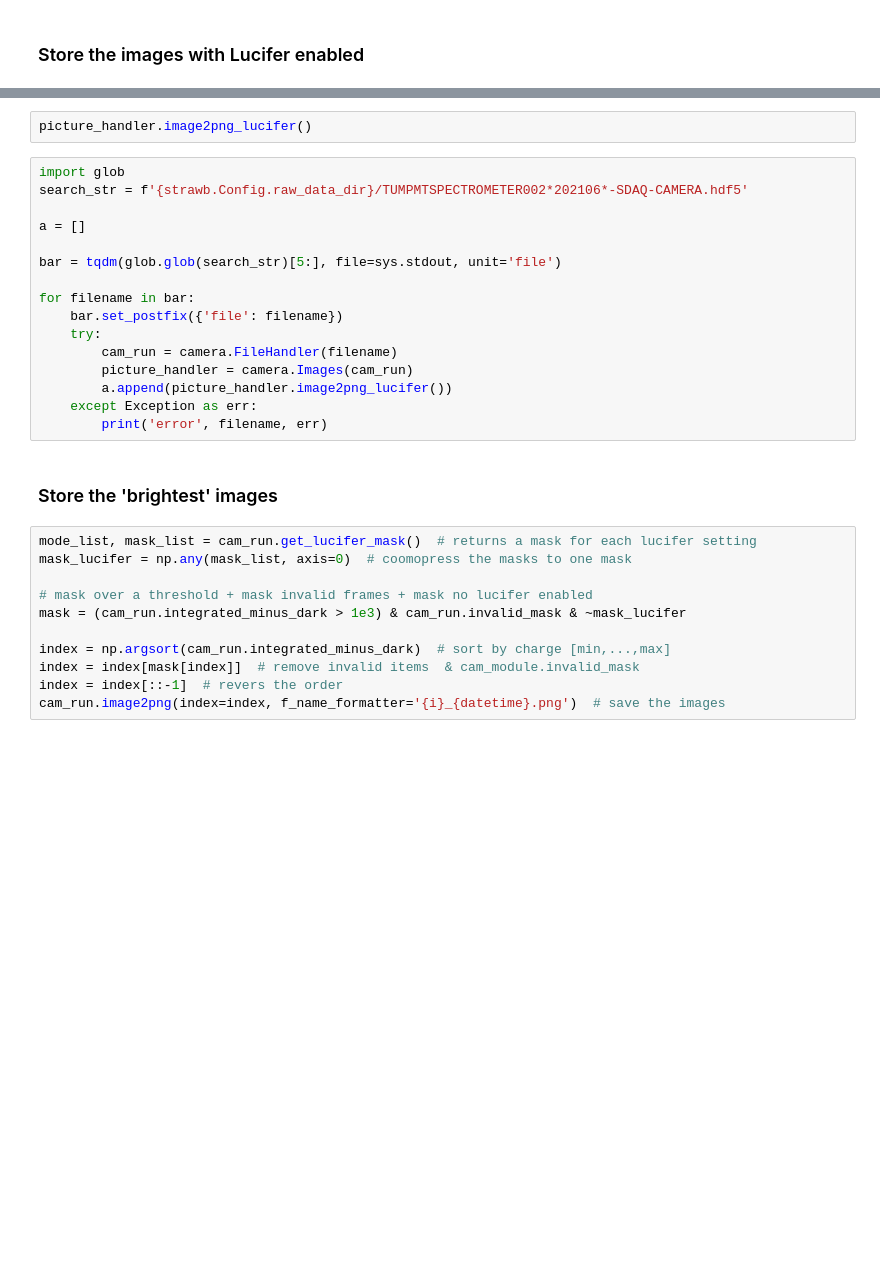
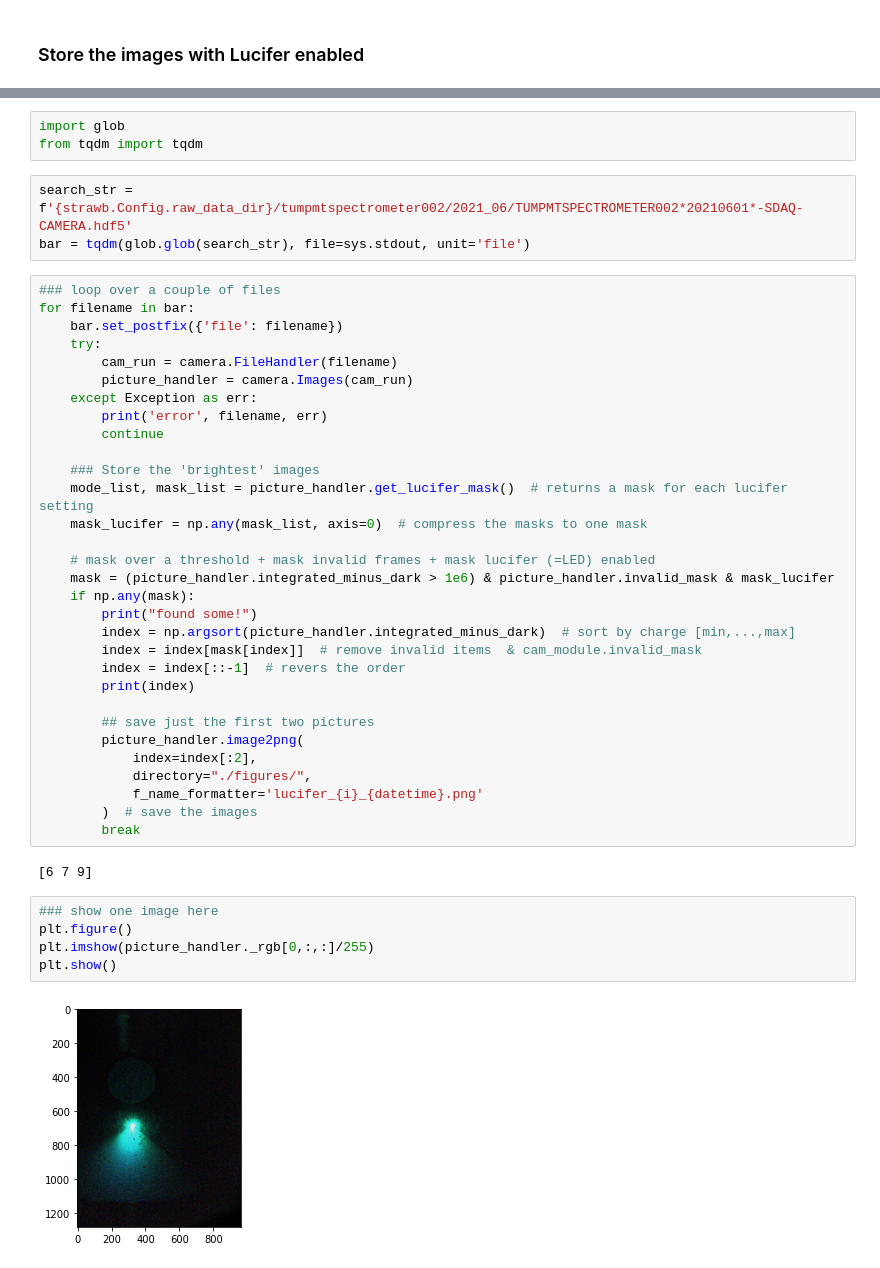
Before and after one commit to pone-software/strawb_package, a Jupyter notebook: examples/dev_camera_basic_notebook.ipynb, the cells around one changed output, grey strips where cells are left out. Drawn from its saved outputs; the diff is of its cells as text; blank space fills up the shorter version.

Commit message:
updated camera example notebook

```diff
--- a/examples/dev_camera_basic_notebook.ipynb
+++ b/examples/dev_camera_basic_notebook.ipynb
@@ -45,31 +145,46 @@ picture_handler = camera.Images(cam_run)
-# %%
-picture_handler.image2png_lucifer()
+# %%
+import glob
+from tqdm import tqdm
 # %%
-import glob
-search_str = f'{strawb.Config.raw_data_dir}/TUMPMTSPECTROMETER002*202106*-SDAQ-CAMERA.hdf5'
-
-a = []
-
-bar = tqdm(glob.glob(search_str)[5:], file=sys.stdout, unit='file')
-
-for filename in bar:
-    bar.set_postfix({'file': filename})
-    try:
-        cam_run = camera.FileHandler(filename)
-        picture_handler = camera.Images(cam_run)
-        a.append(picture_handler.image2png_lucifer())
-    except Exception as err:
-        print('error', filename, err)
+search_str = f'{strawb.Config.raw_data_dir}/tumpmtspectrometer002/2021_06/TUMPMTSPECTROMETER002*20210601*-SDAQ-CAMERA.hdf5'
+bar = tqdm(glob.glob(search_str), file=sys.stdout, unit='file')
-# %% [markdown]
-### Store the 'brightest' images
 # %%
-mode_list, mask_list = cam_run.get_lucifer_mask()  # returns a mask for each lucifer setting
-mask_lucifer = np.any(mask_list, axis=0)  # coomopress the masks to one mask
+### loop over a couple of files
+for filename in bar:
+    bar.set_postfix({'file': filename})
+    try:
+        cam_run = camera.FileHandler(filename)
+        picture_handler = camera.Images(cam_run)
+    except Exception as err:
+        print('error', filename, err)
+        continue
 
-# mask over a threshold + mask invalid frames + mask no lucifer enabled
-mask = (cam_run.integrated_minus_dark > 1e3) & cam_run.invalid_mask & ~mask_lucifer
+    ### Store the 'brightest' images
+    mode_list, mask_list = picture_handler.get_lucifer_mask()  # returns a mask for each lucifer setting
+    mask_lucifer = np.any(mask_list, axis=0)  # compress the masks to one mask
 
-index = np.argsort(cam_run.integrated_minus_dark)  # sort by charge [min,...,max]
-index = index[mask[index]]  # remove invalid items  & cam_module.invalid_mask
-index = index[::-1]  # revers the order
-cam_run.image2png(index=index, f_name_formatter='{i}_{datetime}.png')  # save the images
+    # mask over a threshold + mask invalid frames + mask lucifer (=LED) enabled
+    mask = (picture_handler.integrated_minus_dark > 1e6) & picture_handler.invalid_mask & mask_lucifer
+    if np.any(mask):
+        print("found some!")
+        index = np.argsort(picture_handler.integrated_minus_dark)  # sort by charge [min,...,max]
+        index = index[mask[index]]  # remove invalid items  & cam_module.invalid_mask
+        index = index[::-1]  # revers the order
+        print(index)
+
+        ## save just the first two pictures
+        picture_handler.image2png(
+            index=index[:2],
+            directory="./figures/",
+            f_name_formatter='lucifer_{i}_{datetime}.png'
+        )  # save the images
+        break
+# %% [output]
+[6 7 9]
+# %%
+### show one image here
+plt.figure()
+plt.imshow(picture_handler._rgb[0,:,:]/255)
+plt.show()
+# %% [output]
+[figure, added]
```
Also changed, not shown: parts of 14 cells of this notebook.
